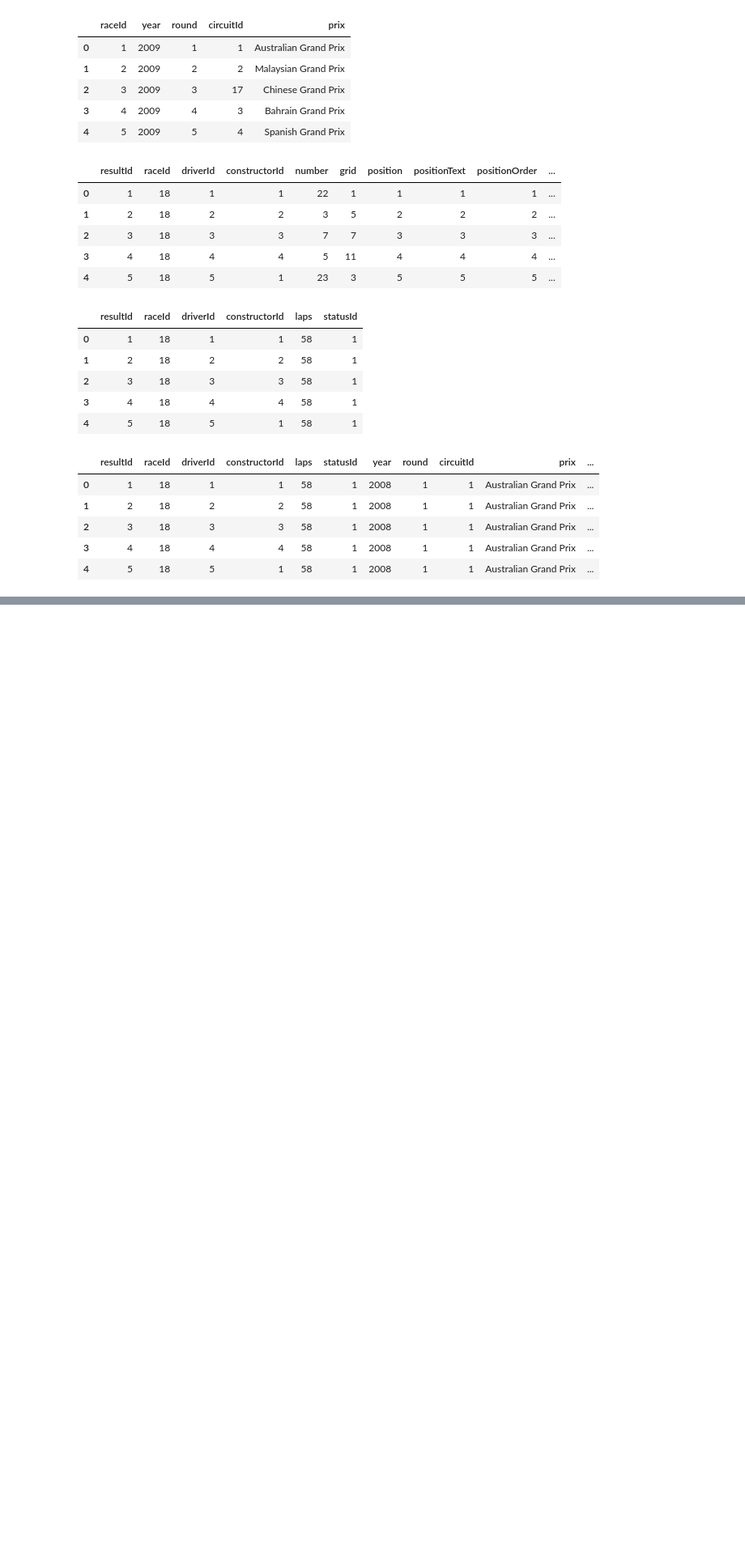
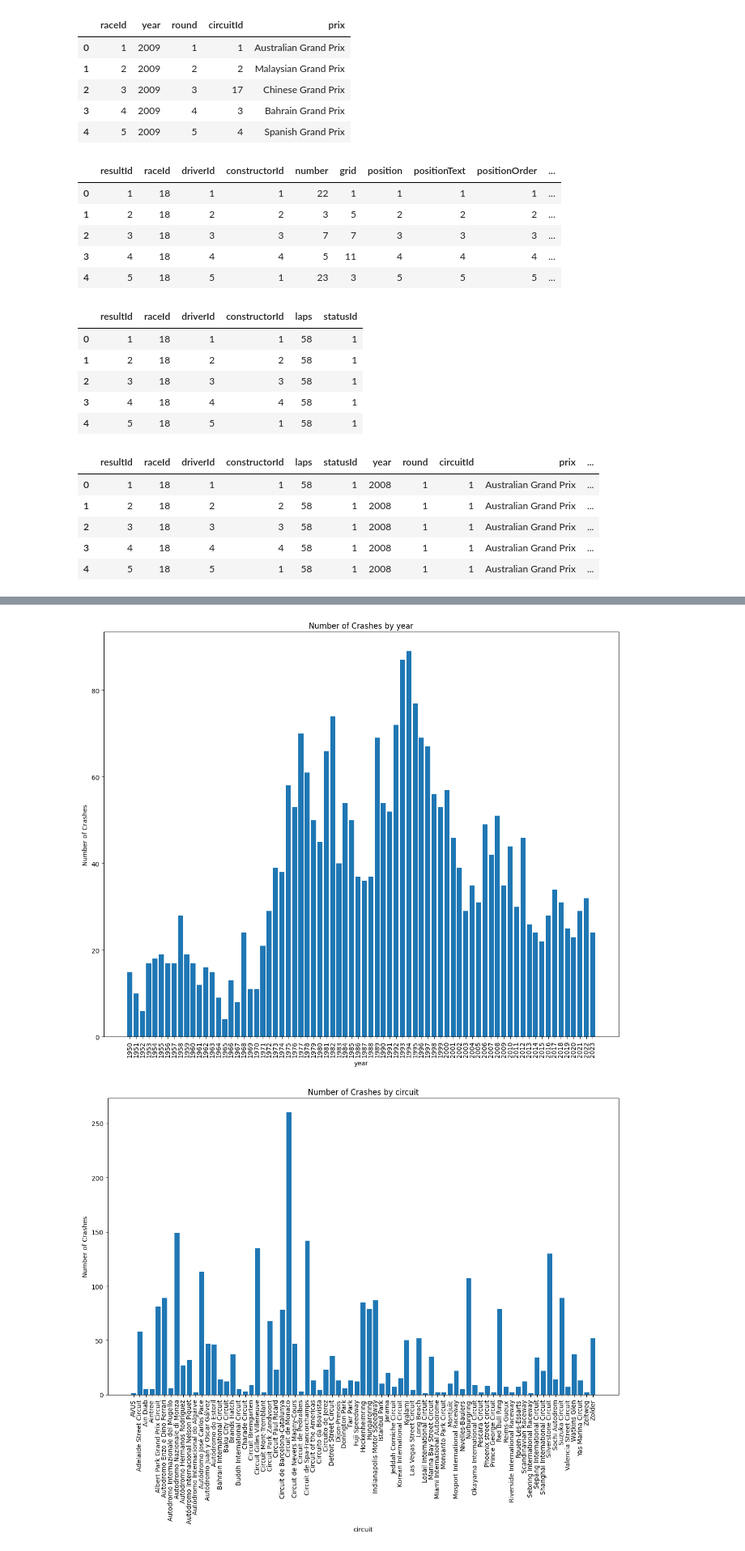
Before and after one commit to MacBeth-M/Capstone, a Jupyter notebook: Crashes.ipynb, the cells around one changed output, grey strips where cells are left out. Shown at 81% size. Cells and saved outputs as stored; diff of their text form; code cells hidden in the pictures; blank space fills up the shorter version.

Commit message:
crashes plots.

```diff
--- a/Crashes.ipynb
+++ b/Crashes.ipynb
@@ -201,0 +192,5 @@ No artists with labels found to put in legend.  Note that artists whose label st
+# %%
+crashes = my_data.loc[my_data['status'].isin(['Accident', 'Collision', 'Spun off', 'Fatal accident', 'Collision damage'])]
+#'Accident', 'Collision', 'Spun off', 'Fatal accident', 'Collision damage'
+
+crashes.describe()
@@ -201,0 +231,22 @@ No artists with labels found to put in legend.  Note that artists whose label st
+# %%
+def plot_crashes_by_columns(crashes, column_names):
+    """Plot the number of crashes based on the selected columns from the crashes df."""
+
+    for column_name in column_names:
+        crashes_by_column = crashes.groupby(column_name).size()
+
+        plt.figure(figsize=(12, 10))
+        plt.bar(crashes_by_column.index, crashes_by_column.values)
+        plt.title(f'Number of Crashes by {column_name}')
+        plt.ylabel('Number of Crashes')
+        plt.xlabel(column_name)
+        plt.xticks(crashes_by_column.index, rotation=90)
+        plt.tight_layout()
+        plt.show()
+
+# Example usage:
+columns_to_plot = ['year', 'circuit', 'prix']
+plot_crashes_by_columns(crashes, columns_to_plot)
+# %% [output]
+[figure, added]
+[figure, added]
```
Also changed, not shown: parts of 7 cells of this notebook, 4 other files.
